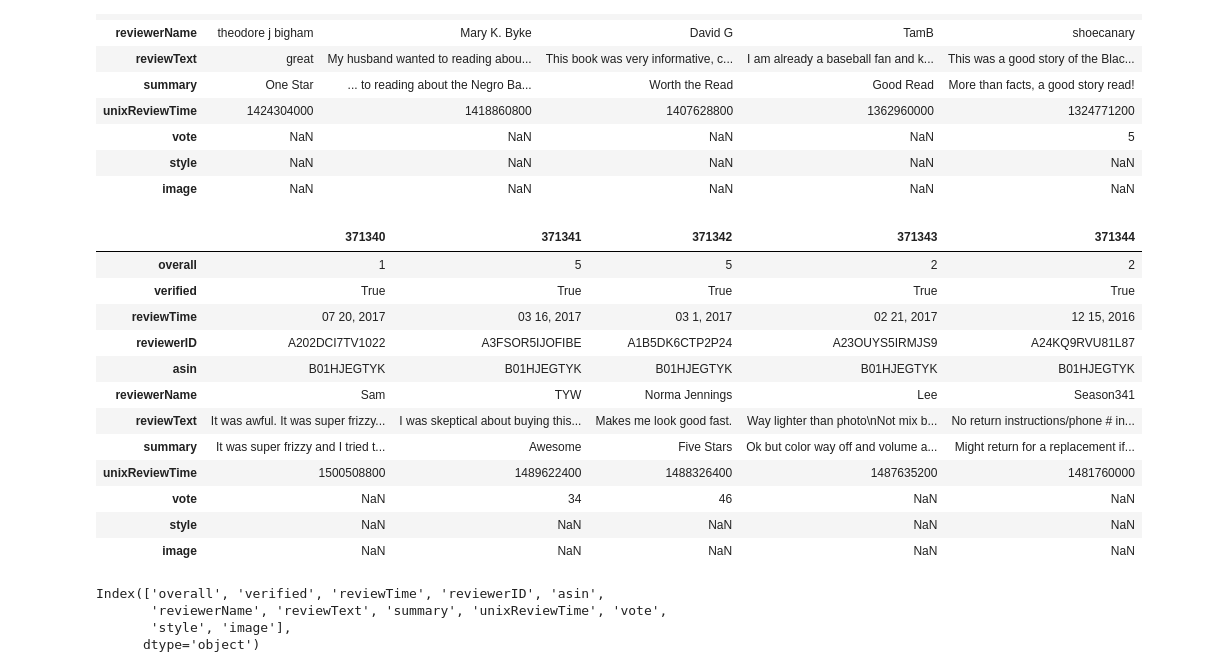
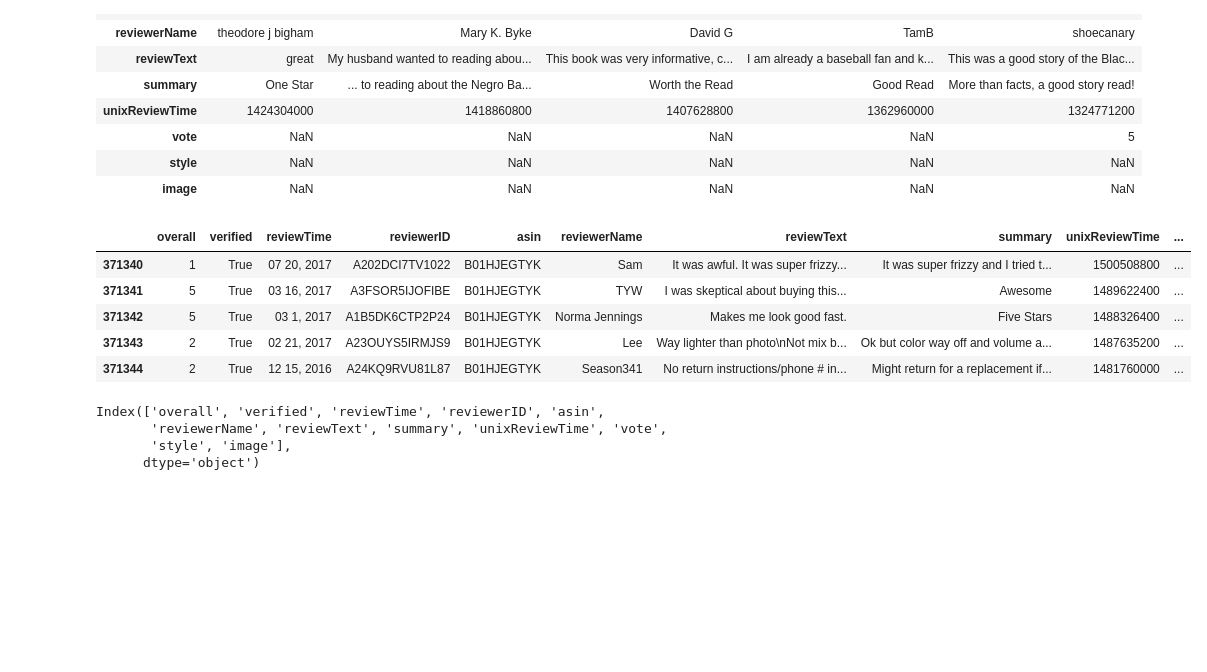
Before and after one commit to RoksanaMaya/MLGrit, a Jupyter notebook: Amazon_Product_Review/1_Data_Preparation.ipynb, the cells around one changed output. Drawn from its saved outputs; the diff is of its cells as text; code cells hidden in the pictures; blank space fills up the shorter version.

```diff
--- a/Amazon_Product_Review/1_Data_Preparation.ipynb
+++ b/Amazon_Product_Review/1_Data_Preparation.ipynb
@@ -29,21 +29,14 @@ df.head().T
 | style | NaN | NaN | NaN | NaN | NaN |
 | image | NaN | NaN | NaN | NaN | NaN |
 # %%
-df.tail().T
+df.tail()
 # %% [output]
-|  | 371340 | 371341 | 371342 | 371343 | 371344 |
-| overall | 1 | 5 | 5 | 2 | 2 |
-| verified | True | True | True | True | True |
-| reviewTime | 07 20, 2017 | 03 16, 2017 | 03 1, 2017 | 02 21, 2017 | 12 15, 2016 |
-| reviewerID | A202DCI7TV1022 | A3FSOR5IJOFIBE | A1B5DK6CTP2P24 | A23OUYS5IRMJS9 | A24KQ9RVU81L87 |
-| asin | B01HJEGTYK | B01HJEGTYK | B01HJEGTYK | B01HJEGTYK | B01HJEGTYK |
-| reviewerName | Sam | TYW | Norma Jennings | Lee | Season341 |
-| reviewText | It was awful. It was super frizzy... | I was skeptical about buying this... | Makes me look good fast. | Way lighter than photo\nNot mix b... | No return instructions/phone # in... |
-| summary | It was super frizzy and I tried t... | Awesome | Five Stars | Ok but color way off and volume a... | Might return for a replacement if... |
-| unixReviewTime | 1500508800 | 1489622400 | 1488326400 | 1487635200 | 1481760000 |
-| vote | NaN | 34 | 46 | NaN | NaN |
-| style | NaN | NaN | NaN | NaN | NaN |
-| image | NaN | NaN | NaN | NaN | NaN |
+|  | overall | verified | reviewTime | reviewerID | asin | reviewerName | reviewText | summary | unixReviewTime | ... |
+| 371340 | 1 | True | 07 20, 2017 | A202DCI7TV1022 | B01HJEGTYK | Sam | It was awful. It was super frizzy... | It was super frizzy and I tried t... | 1500508800 | ... |
+| 371341 | 5 | True | 03 16, 2017 | A3FSOR5IJOFIBE | B01HJEGTYK | TYW | I was skeptical about buying this... | Awesome | 1489622400 | ... |
+| 371342 | 5 | True | 03 1, 2017 | A1B5DK6CTP2P24 | B01HJEGTYK | Norma Jennings | Makes me look good fast. | Five Stars | 1488326400 | ... |
+| 371343 | 2 | True | 02 21, 2017 | A23OUYS5IRMJS9 | B01HJEGTYK | Lee | Way lighter than photo\nNot mix b... | Ok but color way off and volume a... | 1487635200 | ... |
+| 371344 | 2 | True | 12 15, 2016 | A24KQ9RVU81L87 | B01HJEGTYK | Season341 | No return instructions/phone # in... | Might return for a replacement if... | 1481760000 | ... |
 # %%
 df.columns
 # %% [output]
```
Also changed, not shown: parts of 1 cell of this notebook.
